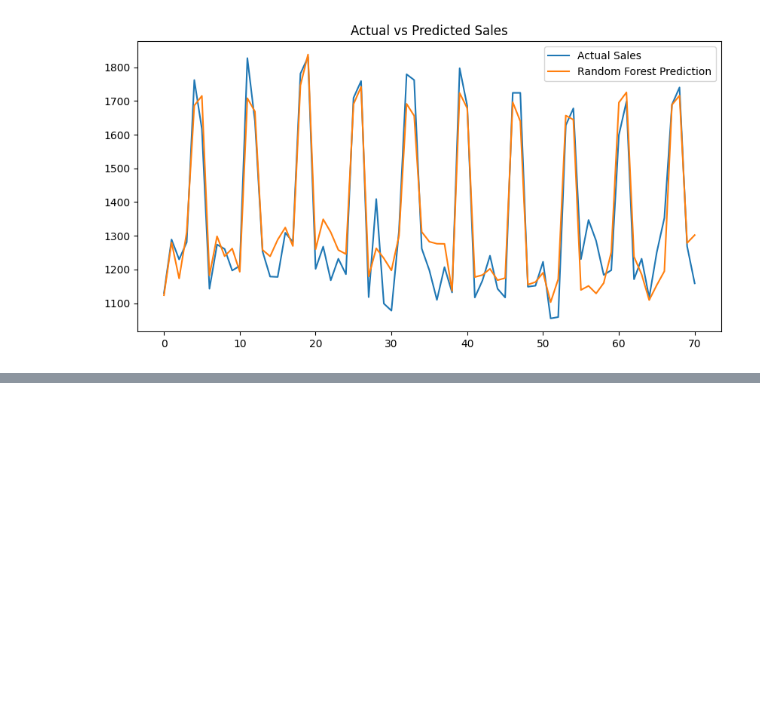
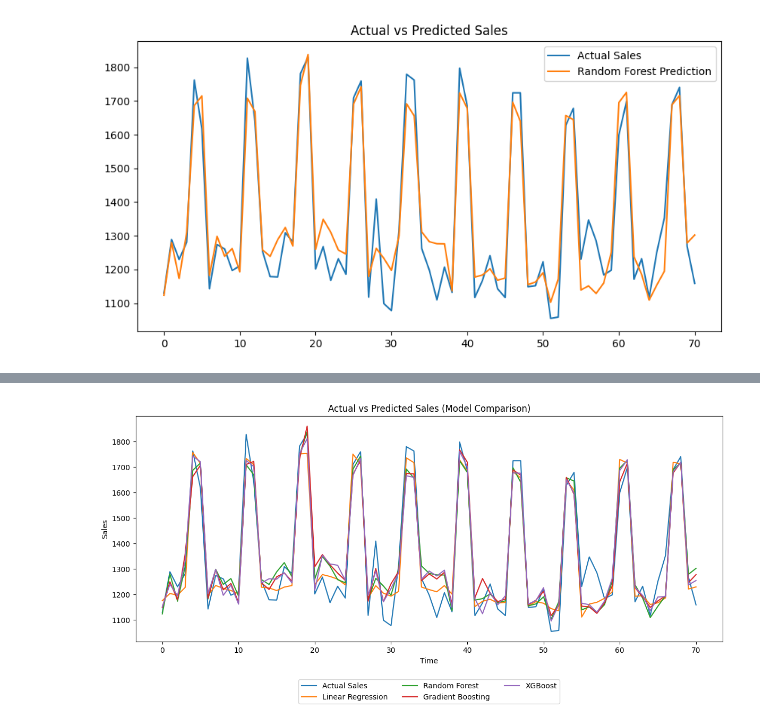
Before and after one commit to kritee02/Restaurant_dashboard, a Jupyter notebook: final-project2026.ipynb, the cells around one changed output, grey strips where cells are left out. Saved outputs shown, nothing was run; the diff lists cells and outputs as text; code cells hidden in the pictures; blank space fills up the shorter version.

```diff
--- a/final-project2026.ipynb
+++ b/final-project2026.ipynb
@@ -449,0 +569,24 @@ plt.show()
+# %%
+plt.figure(figsize=(12,6))
+
+plt.plot(y_test.values, label="Actual Sales")
+plt.plot(y_pred_lr, label="Linear Regression")
+plt.plot(y_pred_rf, label="Random Forest")
+plt.plot(y_pred_gbr, label="Gradient Boosting")
+plt.plot(y_pred_xgb, label="XGBoost")
+
+plt.title("Actual vs Predicted Sales (Model Comparison)")
+plt.xlabel("Time")
+plt.ylabel("Sales")
+
+# Move legend below
+plt.legend(
+    loc='upper center',
+    bbox_to_anchor=(0.5, -0.15),
+    ncol=3
+)
+
+plt.tight_layout()
+plt.show()
+# %% [output]
+[figure, added]
```
Also changed, not shown: parts of 19 cells of this notebook, 3 other files.
